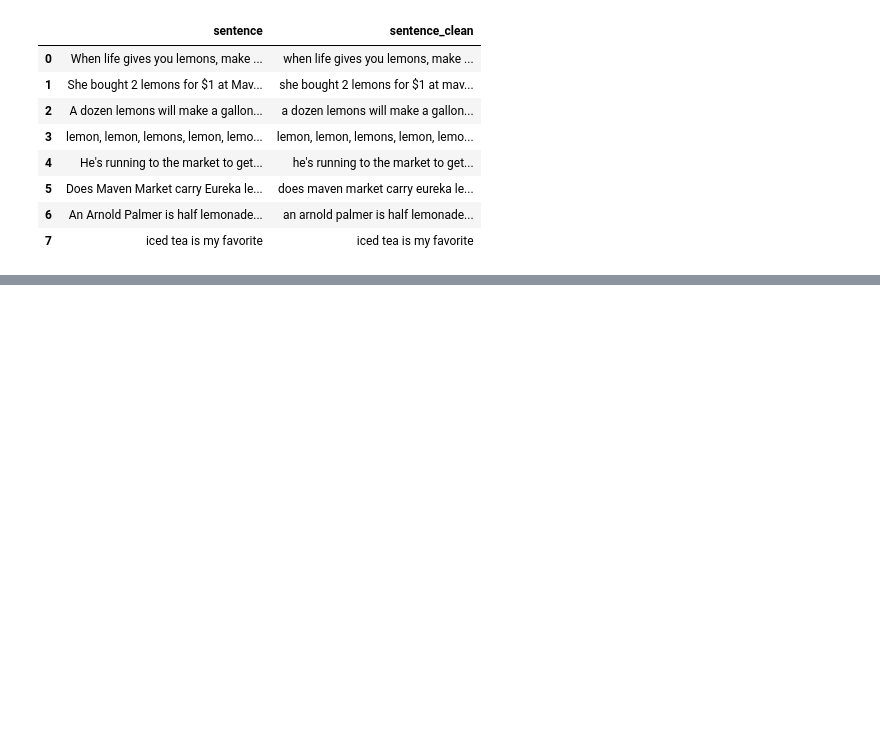
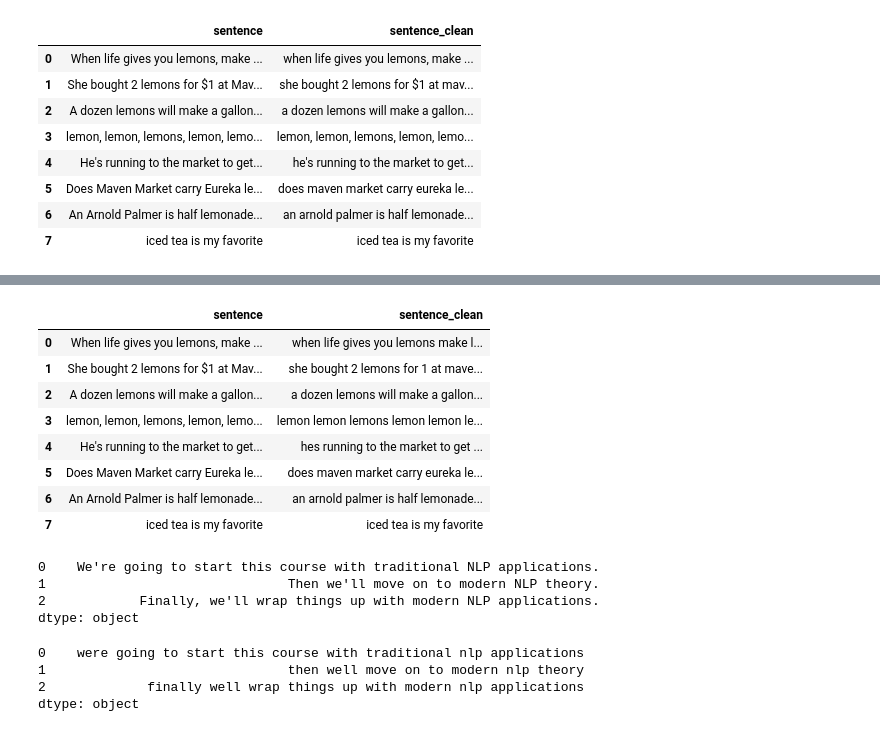
Before and after one commit to sulabola/NLP_in_Python, a Jupyter notebook: Chapter 2 - Text Preprocessing.ipynb, the cells around one changed output, grey strips where cells are left out. Saved outputs shown, nothing was run; the diff lists cells and outputs as text; code cells hidden in the pictures; blank space fills up the shorter version.

```diff
--- a/Chapter 2 - Text Preprocessing.ipynb
+++ b/Chapter 2 - Text Preprocessing.ipynb
@@ -247,0 +274,3 @@ df
+# %%
+df['sentence_clean'] = df['sentence_clean'].str.replace(r'\[.*?\]', '', regex=True)
+df
@@ -247,0 +301,13 @@ df
+# %%
+df['sentence_clean'] = df['sentence_clean'].str.replace(r'[^\w\s]', '', regex=True)
+df
+# %% [output]
+|  | sentence | sentence_clean |
+| 0 | When life gives you lemons, make ... | when life gives you lemons make l... |
+| 1 | She bought 2 lemons for $1 at Mav... | she bought 2 lemons for 1 at mave... |
+| 2 | A dozen lemons will make a gallon... | a dozen lemons will make a gallon... |
+| 3 | lemon, lemon, lemons, lemon, lemo... | lemon lemon lemons lemon lemon le... |
+| 4 | He's running to the market to get... | hes running to the market to get ... |
+| 5 | Does Maven Market carry Eureka le... | does maven market carry eureka le... |
+| 6 | An Arnold Palmer is half lemonade... | an arnold palmer is half lemonade... |
+| 7 | iced tea is my favorite | iced tea is my favorite |
@@ -247,0 +328,16 @@ df
+# %%
+### Let's try this with test data.
+
+test_series
+# %% [output]
+0    We're going to start this course with traditional NLP applications.
+1                               Then we'll move on to modern NLP theory.
+2            Finally, we'll wrap things up with modern NLP applications.
+dtype: object
+# %%
+lower_replace(test_series)
+# %% [output]
+0    were going to start this course with traditional nlp applications
+1                               then well move on to modern nlp theory
+2             finally well wrap things up with modern nlp applications
+dtype: object
```
Also changed, not shown: parts of 16 cells of this notebook.
